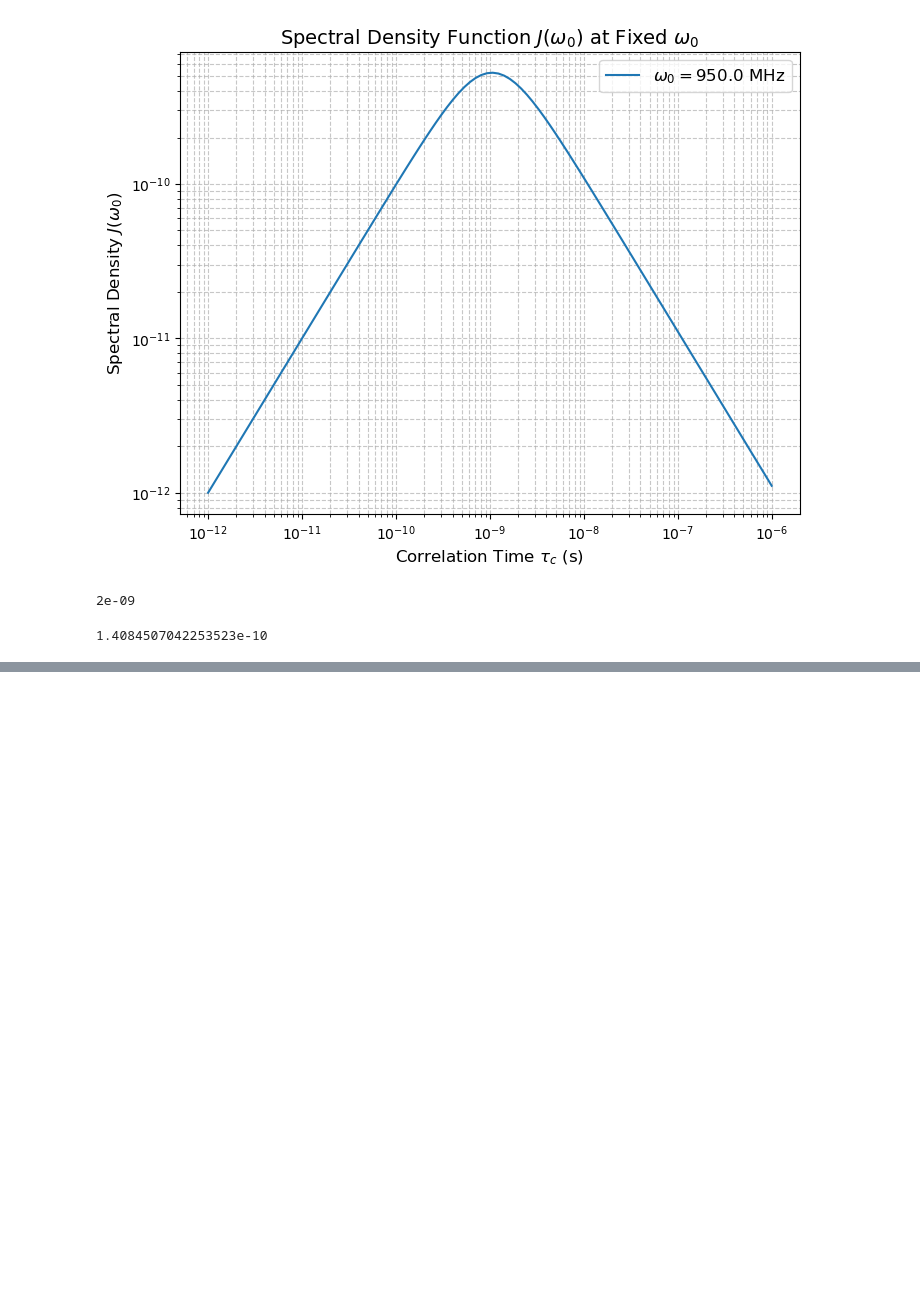
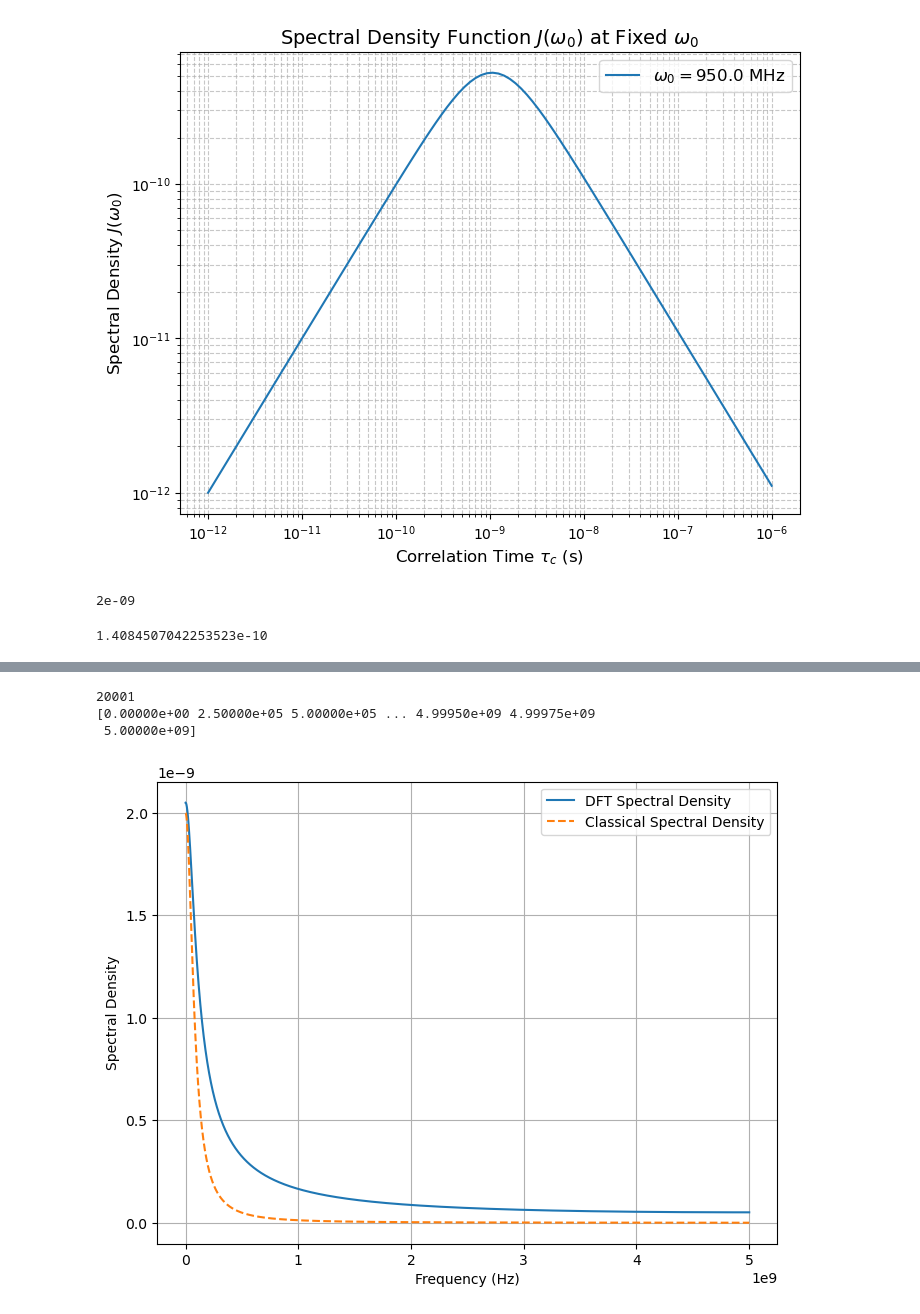
Before and after one commit to Xyunyao/KChannel_torsion_angle, a Jupyter notebook: NMR_t1_estimation.ipynb, the cells around one changed output, grey strips where cells are left out. Drawn from its saved outputs; the diff is of its cells as text; code cells hidden in the pictures; blank space fills up the shorter version.

```diff
--- a/NMR_t1_estimation.ipynb
+++ b/NMR_t1_estimation.ipynb
@@ -1284,3 +1290,11 @@ plt.xlim([0,1000])
+# %%
+print(len(frequencies))
+10**10/20000
+print(frequencies)
+# %% [output]
+20001
+[0.00000e+00 2.50000e+05 5.00000e+05 ... 4.99950e+09 4.99975e+09
+ 5.00000e+09]
 # %%
 import numpy as np
 
@@ -1321,0 +1392,35 @@ def spectral_density(acf, time_step):
+# %%
+import numpy as np
+import matplotlib.pyplot as plt
+
+%matplotlib inline
+
+# Parameters
+time_step = 0.1e-9  # Time step in seconds
+t = np.arange(0, 8e-6, time_step)  # Extend time array
+tau = 2e-9  # Correlation time in seconds
+acf = np.exp(-t / tau)  # Autocorrelation function
+
+# DFT calculation
+acf_windowed = acf * np.ones_like(acf)  # Rectangular window
+fft_result = np.fft.rfft(acf_windowed)
+frequencies = np.fft.rfftfreq(len(acf), d=time_step)
+dft_spectral_density =  time_step * np.abs(fft_result)
+
+# Classical calculation
+def classical_spectral_density(frequencies, tau_c):
+    return tau_c / (1 + (2 * np.pi * frequencies * tau_c) ** 2)
+
+classical_spectral = classical_spectral_density(frequencies, tau)
+
+# Plot
+plt.figure(figsize=(8, 6))
+plt.plot(frequencies, dft_spectral_density, label="DFT Spectral Density")
+plt.plot(frequencies, classical_spectral, label="Classical Spectral Density", linestyle="--")
+plt.xlabel("Frequency (Hz)")
+plt.ylabel("Spectral Density")
+plt.legend()
+plt.grid()
+plt.show()
+# %% [output]
+[figure, added]
```
Also changed, not shown: parts of 4 cells of this notebook.
